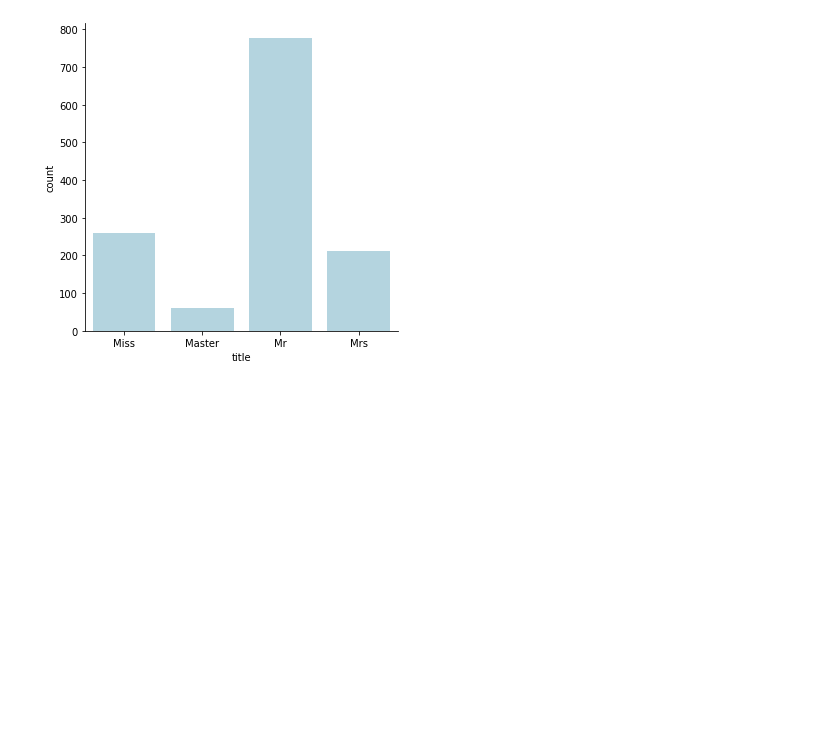
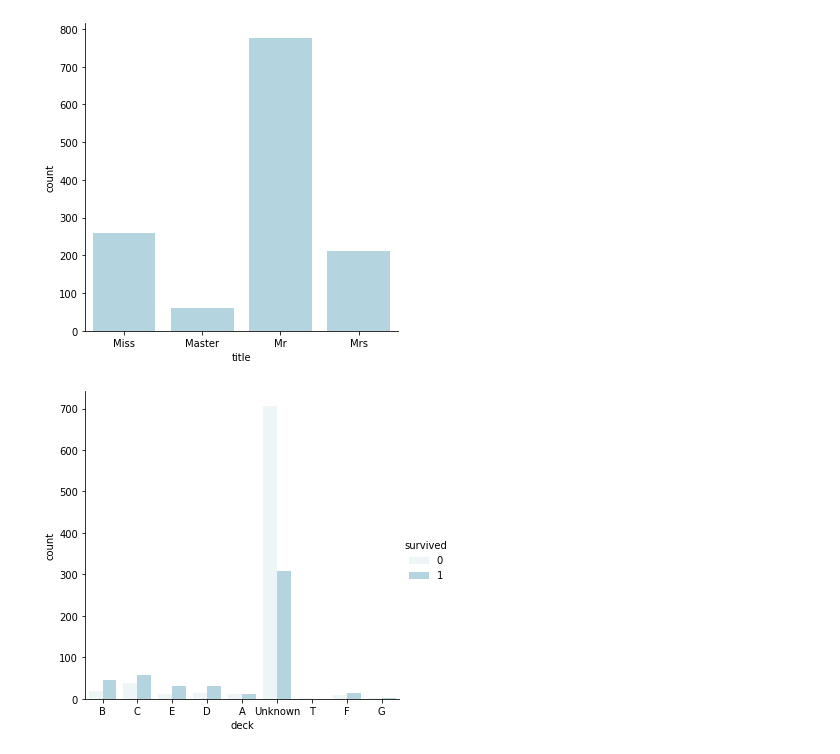
Before and after one commit to raulbarrue/titanic_api, a Jupyter notebook: modelling/EDA & Modelling.ipynb, the cells around one changed output. Drawn from its saved outputs; the diff is of its cells as text; code cells hidden in the pictures; blank space fills up the shorter version.

```diff
--- a/modelling/EDA & Modelling.ipynb
+++ b/modelling/EDA & Modelling.ipynb
@@ -122,0 +163,8 @@ sns.distplot(fare_log);
+# %%
+# Just a few observations, drop them
+
+df.drop(df[(pd.isnull(df["fare"]))].index, inplace=True)
+df.drop(df[(pd.isnull(df["embarked"]))].index, inplace=True)
+# %%
+# Quick replace with median
+df["age"].fillna(df["age"].median(), inplace=True)
@@ -145,7 +195,15 @@ def replace_titles(x):
     else:
         return title
 df['title']=df.apply(replace_titles, axis=1)
+df.drop("name", axis=1, inplace=True)
 # %%
 sns.catplot(x="title", kind="count", color="lightblue", data=df);
 # %% [output]
 [figure]
+# %%
+df['deck'] = df["cabin"].str[0].fillna("Unknown")
+df.drop("cabin", axis=1, inplace=True)
+# %%
+sns.catplot(x="deck", hue="survived", kind="count", color="lightblue", data=df);
+# %% [output]
+[figure, added]
```
Also changed, not shown: parts of 71 cells of this notebook, 13 other files.
